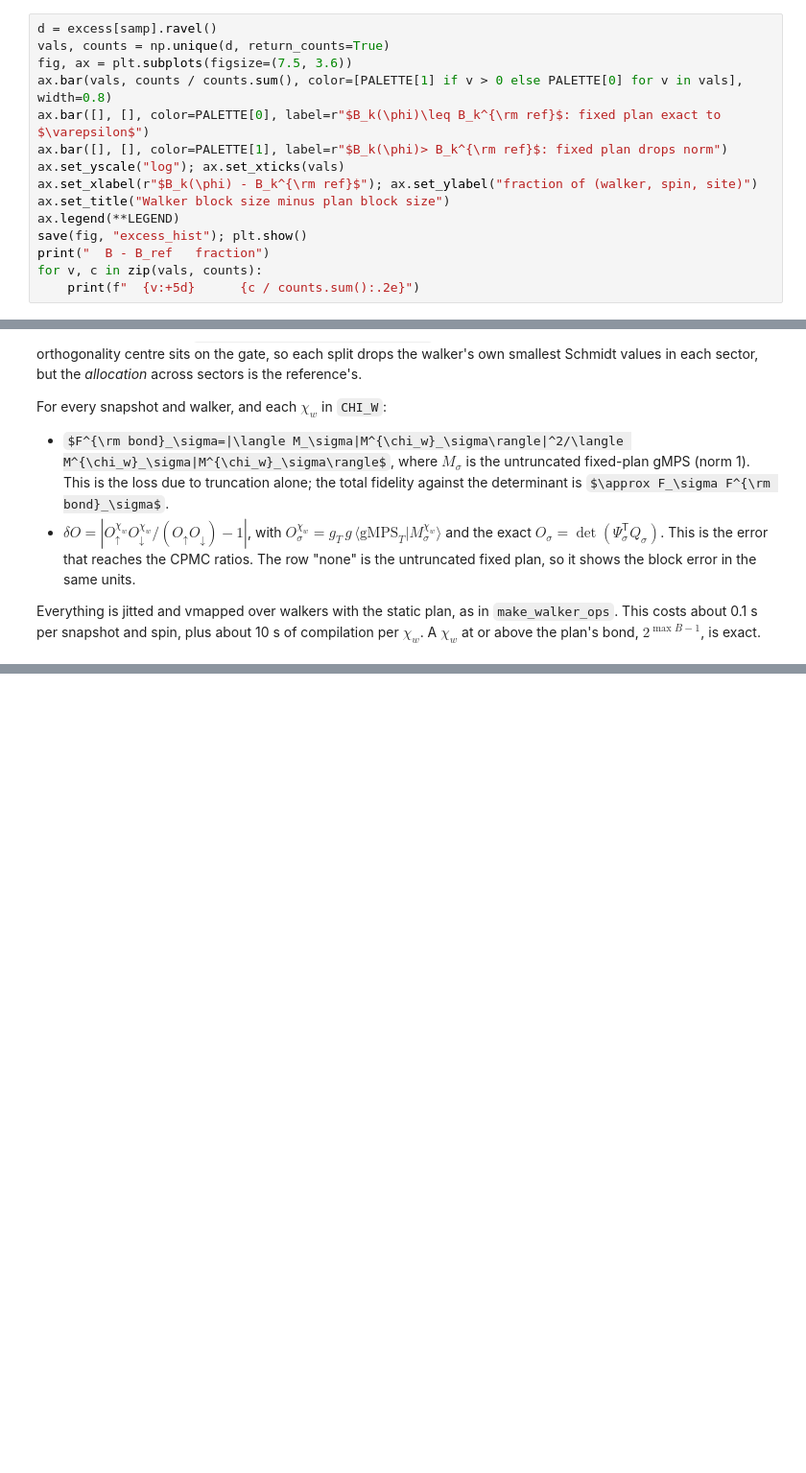
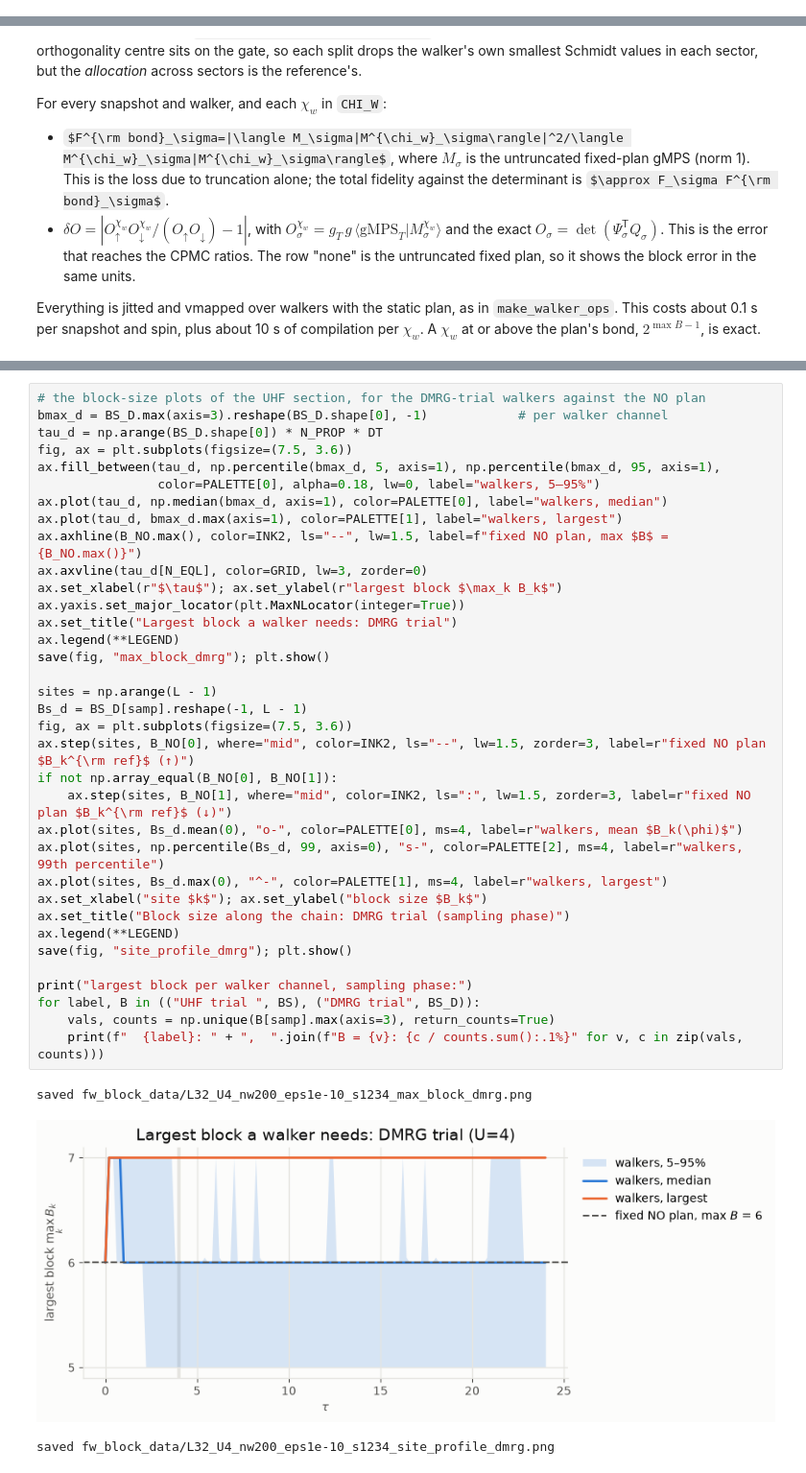
Before and after one commit to franappi11/trot_mps, a Jupyter notebook: trot/gmps/fixed_block_walkers.ipynb, the cells around one changed output, grey strips where cells are left out. Shown at 96% size. Cells and saved outputs as stored; diff of their text form; some formulas as TeX source; blank space fills up the shorter version.

```diff
--- a/trot/gmps/fixed_block_walkers.ipynb
+++ b/trot/gmps/fixed_block_walkers.ipynb
@@ -426,15 +432,0 @@ saved fw_block_data/L32_U4_nw200_eps1e-10_s1234_excess_map.png
-# %%
-d = excess[samp].ravel()
-vals, counts = np.unique(d, return_counts=True)
-fig, ax = plt.subplots(figsize=(7.5, 3.6))
-ax.bar(vals, counts / counts.sum(), color=[PALETTE[1] if v > 0 else PALETTE[0] for v in vals], width=0.8)
-ax.bar([], [], color=PALETTE[0], label=r"$B_k(\phi)\leq B_k^{\rm ref}$: fixed plan exact to $\varepsilon$")
-ax.bar([], [], color=PALETTE[1], label=r"$B_k(\phi)> B_k^{\rm ref}$: fixed plan drops norm")
-ax.set_yscale("log"); ax.set_xticks(vals)
-ax.set_xlabel(r"$B_k(\phi) - B_k^{\rm ref}$"); ax.set_ylabel("fraction of (walker, spin, site)")
-ax.set_title("Walker block size minus plan block size")
-ax.legend(**LEGEND)
-save(fig, "excess_hist"); plt.show()
-print("  B - B_ref   fraction")
-for v, c in zip(vals, counts):
-    print(f"  {v:+5d}      {c / counts.sum():.2e}")
@@ -621,0 +885,39 @@ saved fw_block_data/L32_U4_nw200_eps1e-10_s1234_energy.png
+# %%
+# the block-size plots of the UHF section, for the DMRG-trial walkers against the NO plan
+bmax_d = BS_D.max(axis=3).reshape(BS_D.shape[0], -1)            # per walker channel
+tau_d = np.arange(BS_D.shape[0]) * N_PROP * DT
+fig, ax = plt.subplots(figsize=(7.5, 3.6))
+ax.fill_between(tau_d, np.percentile(bmax_d, 5, axis=1), np.percentile(bmax_d, 95, axis=1),
+                color=PALETTE[0], alpha=0.18, lw=0, label="walkers, 5–95%")
+ax.plot(tau_d, np.median(bmax_d, axis=1), color=PALETTE[0], label="walkers, median")
+ax.plot(tau_d, bmax_d.max(axis=1), color=PALETTE[1], label="walkers, largest")
+ax.axhline(B_NO.max(), color=INK2, ls="--", lw=1.5, label=f"fixed NO plan, max $B$ = {B_NO.max()}")
+ax.axvline(tau_d[N_EQL], color=GRID, lw=3, zorder=0)
+ax.set_xlabel(r"$\tau$"); ax.set_ylabel(r"largest block $\max_k B_k$")
+ax.yaxis.set_major_locator(plt.MaxNLocator(integer=True))
+ax.set_title("Largest block a walker needs: DMRG trial")
+ax.legend(**LEGEND)
+save(fig, "max_block_dmrg"); plt.show()
+
+sites = np.arange(L - 1)
+Bs_d = BS_D[samp].reshape(-1, L - 1)
+fig, ax = plt.subplots(figsize=(7.5, 3.6))
+ax.step(sites, B_NO[0], where="mid", color=INK2, ls="--", lw=1.5, zorder=3, label=r"fixed NO plan $B_k^{\rm ref}$ (↑)")
+if not np.array_equal(B_NO[0], B_NO[1]):
+    ax.step(sites, B_NO[1], where="mid", color=INK2, ls=":", lw=1.5, zorder=3, label=r"fixed NO plan $B_k^{\rm ref}$ (↓)")
+ax.plot(sites, Bs_d.mean(0), "o-", color=PALETTE[0], ms=4, label=r"walkers, mean $B_k(\phi)$")
+ax.plot(sites, np.percentile(Bs_d, 99, axis=0), "s-", color=PALETTE[2], ms=4, label=r"walkers, 99th percentile")
+ax.plot(sites, Bs_d.max(0), "^-", color=PALETTE[1], ms=4, label=r"walkers, largest")
+ax.set_xlabel("site $k$"); ax.set_ylabel("block size $B_k$")
+ax.set_title("Block size along the chain: DMRG trial (sampling phase)")
+ax.legend(**LEGEND)
+save(fig, "site_profile_dmrg"); plt.show()
+
+print("largest block per walker channel, sampling phase:")
+for label, B in (("UHF trial ", BS), ("DMRG trial", BS_D)):
+    vals, counts = np.unique(B[samp].max(axis=3), return_counts=True)
+    print(f"  {label}: " + ",  ".join(f"B = {v}: {c / counts.sum():.1%}" for v, c in zip(vals, counts)))
+# %% [output]
+saved fw_block_data/L32_U4_nw200_eps1e-10_s1234_max_block_dmrg.png
+[figure, added]
+saved fw_block_data/L32_U4_nw200_eps1e-10_s1234_site_profile_dmrg.png
```
Also changed, not shown: parts of 81 cells of this notebook, 5 other files.
